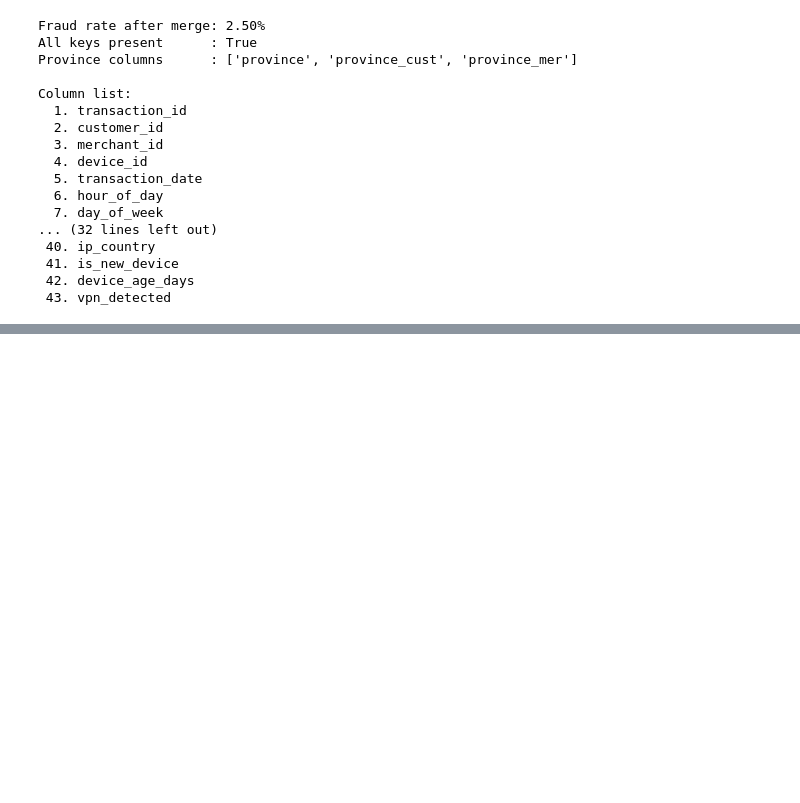
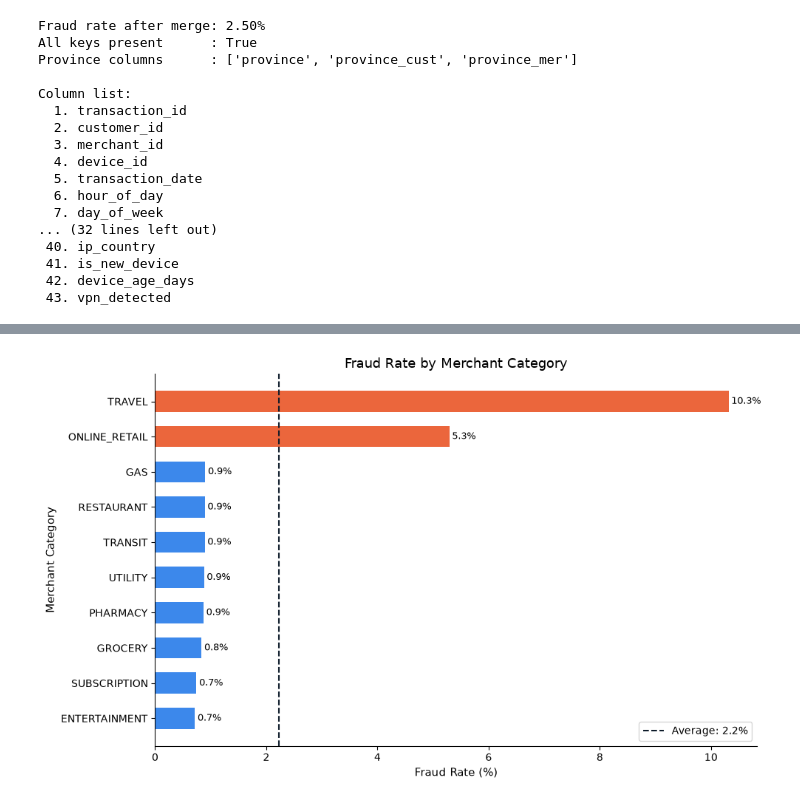
Before and after one commit to Armstrong-Godoy-Jr/clearflow-fraud-detection, a Jupyter notebook: notebooks/fraud_detection.ipynb, the cells around one changed output, grey strips where cells are left out. Drawn from its saved outputs; the diff is of its cells as text; code cells hidden in the pictures; blank space fills up the shorter version.

```diff
--- a/notebooks/fraud_detection.ipynb
+++ b/notebooks/fraud_detection.ipynb
@@ -331,0 +549,49 @@ Column list:
+# %%
+# Fraud rate by merchant category
+fraud_by_mcc = (
+    df.groupby('mcc_group')['is_fraud']
+    .mean()
+    .sort_values(ascending=True) * 100
+)
+
+fig, ax = plt.subplots(figsize=(10, 6))
+
+bars = ax.barh(
+    fraud_by_mcc.index,
+    fraud_by_mcc.values,
+    color=[CF_RED if v > fraud_by_mcc.mean()
+           else CF_BLUE for v in fraud_by_mcc.values],
+    alpha=0.85,
+    height=0.6,
+)
+
+ax.axvline(
+    fraud_by_mcc.mean(),
+    color=CF_DARK,
+    linestyle='--',
+    linewidth=1.5,
+    label=f'Average: {fraud_by_mcc.mean():.1f}%',
+)
+
+# Add value labels to each bar
+for bar, val in zip(bars, fraud_by_mcc.values):
+    ax.text(
+        val + 0.05,
+        bar.get_y() + bar.get_height() / 2,
+        f'{val:.1f}%',
+        va='center',
+        fontsize=9,
+    )
+
+ax.set(
+    title='Fraud Rate by Merchant Category',
+    xlabel='Fraud Rate (%)',
+    ylabel='Merchant Category',
+)
+
+ax.legend()
+plt.tight_layout()
+save_figure('04_eda_fraud_by_mcc.png')
+plt.show()
+# %% [output]
+[figure, added]
```
Also changed, not shown: parts of 15 cells of this notebook.
